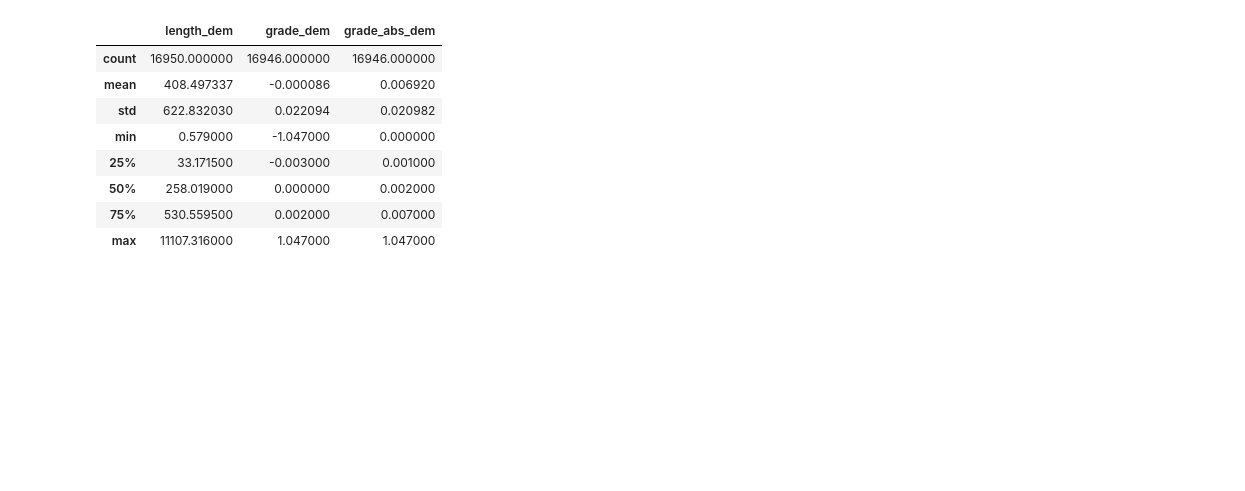
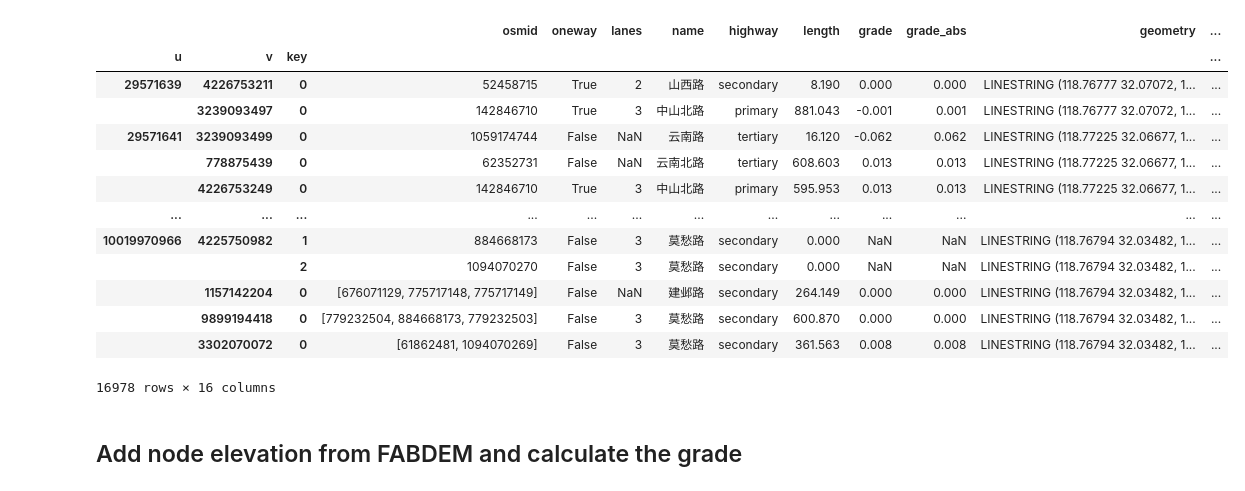
Before and after one commit to CubicsYang/Road_Elevation_DSM, a Jupyter notebook: Nanjing.ipynb, the cells around one changed output. Drawn from its saved outputs; the diff is of its cells as text; code cells hidden in the pictures; blank space fills up the shorter version.

Commit message:
1.Arrange the code 2.Add sample data

```diff
--- a/Nanjing.ipynb
+++ b/Nanjing.ipynb
@@ -19,5 +22,5 @@ ox.plot_graph(G)
 # %%
-raster_path = "E:/Data/DSM/nj_dsm.tif"
+raster_path = "./data/nj_dsm.tif"
 G = ox.elevation.add_node_elevations_raster(G, raster_path)
 # add edge grades and their absolute values
 G = ox.elevation.add_edge_grades(G, add_absolute=True)
@@ -32 +46,20 @@ ox.save_graph_shapefile(G,"NJ_NoCorrection")
+# %%
+dsm_gdf_edges
+# %% [output]
+|  |  |  | osmid | oneway | lanes | name | highway | length | grade | grade_abs | geometry | ... |
+| u | v | key |  |  |  |  |  |  |  |  |  | ... |
+| 29571639 | 4226753211 | 0 | 52458715 | True | 2 | 山西路 | secondary | 8.190 | 0.000 | 0.000 | LINESTRING (118.76777 32.07072, 1... | ... |
+|  | 3239093497 | 0 | 142846710 | True | 3 | 中山北路 | primary | 881.043 | -0.001 | 0.001 | LINESTRING (118.76777 32.07072, 1... | ... |
+| 29571641 | 3239093499 | 0 | 1059174744 | False | NaN | 云南路 | tertiary | 16.120 | -0.062 | 0.062 | LINESTRING (118.77225 32.06677, 1... | ... |
+|  | 778875439 | 0 | 62352731 | False | NaN | 云南北路 | tertiary | 608.603 | 0.013 | 0.013 | LINESTRING (118.77225 32.06677, 1... | ... |
+|  | 4226753249 | 0 | 142846710 | True | 3 | 中山北路 | primary | 595.953 | 0.013 | 0.013 | LINESTRING (118.77225 32.06677, 1... | ... |
+| ... | ... | ... | ... | ... | ... | ... | ... | ... | ... | ... | ... | ... |
+| 10019970966 | 4225750982 | 1 | 884668173 | False | 3 | 莫愁路 | secondary | 0.000 | NaN | NaN | LINESTRING (118.76794 32.03482, 1... | ... |
+|  |  | 2 | 1094070270 | False | 3 | 莫愁路 | secondary | 0.000 | NaN | NaN | LINESTRING (118.76794 32.03482, 1... | ... |
+|  | 1157142204 | 0 | [676071129, 775717148, 775717149] | False | NaN | 建邺路 | secondary | 264.149 | 0.000 | 0.000 | LINESTRING (118.76794 32.03482, 1... | ... |
+|  | 9899194418 | 0 | [779232504, 884668173, 779232503] | False | 3 | 莫愁路 | secondary | 600.870 | 0.000 | 0.000 | LINESTRING (118.76794 32.03482, 1... | ... |
+|  | 3302070072 | 0 | [61862481, 1094070269] | False | 3 | 莫愁路 | secondary | 361.563 | 0.008 | 0.008 | LINESTRING (118.76794 32.03482, 1... | ... |
+16978 rows × 16 columns
+# %% [markdown]
+## Add node elevation from FABDEM and calculate the grade
 # %%
@@ -41,14 +74,3 @@ dem_gdf_nodes, dem_gdf_edges = ox.graph_to_gdfs(G_DEM)
 _dem_gdf_edges = dem_gdf_edges.copy()
 del _dem_gdf_edges['geometry']
 _dem_gdf_edges = _dem_gdf_edges.add_suffix('_dem')
-_dem_gdf_edges.describe()
-# %% [output]
-|  | length_dem | grade_dem | grade_abs_dem |
-| count | 16950.000000 | 16946.000000 | 16946.000000 |
-| mean | 408.497337 | -0.000086 | 0.006920 |
-| std | 622.832030 | 0.022094 | 0.020982 |
-| min | 0.579000 | -1.047000 | 0.000000 |
-| 25% | 33.171500 | -0.003000 | 0.001000 |
-| 50% | 258.019000 | 0.000000 | 0.002000 |
-| 75% | 530.559500 | 0.002000 | 0.007000 |
-| max | 11107.316000 | 1.047000 | 1.047000 |
```
Also changed, not shown: parts of 39 cells of this notebook, 9 other files.
